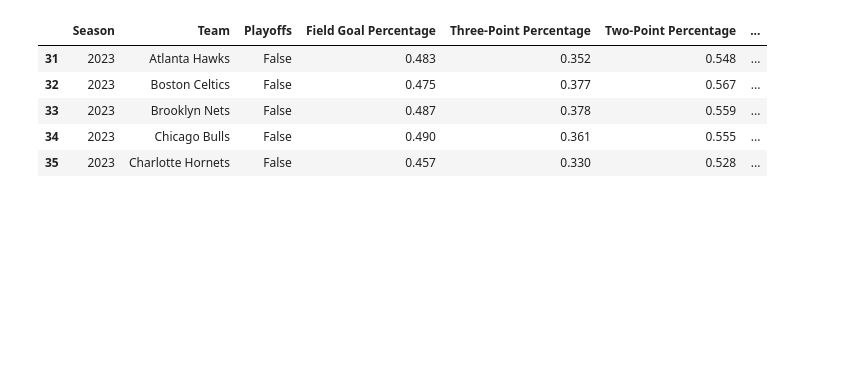
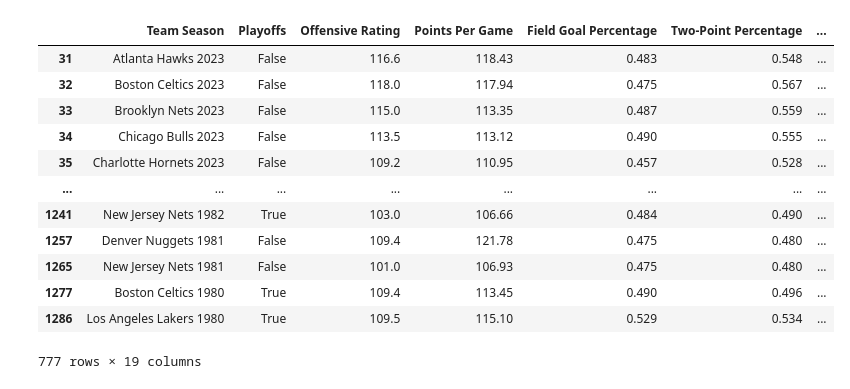
Before and after one commit to virtule/project1-group4, a Jupyter notebook: main.ipynb, the cells around one changed output. Drawn from its saved outputs; the diff is of its cells as text; code cells hidden in the pictures; blank space fills up the shorter version.

```diff
--- a/main.ipynb
+++ b/main.ipynb
@@ -15,12 +31,13 @@ pd.set_option('display.max_columns', 500)
 team_df = team_df.dropna()
 year = 2024
 drop_2024_df = team_df[team_df['season'] != year]
-team_reduced_df = drop_2024_df[["season", "team", "playoffs", "fg_percent", "x3p_percent", "x2p_percent", "ft_percent", "orb", "drb", "trb", "ast", "stl", "blk", "tov", "pts", "w", "l", "srs", "o_rtg", "d_rtg", "n_rtg", "f_tr", "x3p_ar", "e_fg_percent", "tov_percent", "orb_percent"
+team_reduced_df = drop_2024_df[["season", "team", "playoffs", "g", "fg_percent", "x3p_percent", "x2p_percent", "ft_percent", "orb", "drb", "trb", "ast", "stl", "blk", "tov", "pts", "w", "l", "srs", "o_rtg", "d_rtg", "n_rtg", "f_tr", "x3p_ar", "e_fg_percent", "tov_percent", "orb_percent"
 ]]
 columns = {
     "season": "Season",
     "team": "Team",
     "playoffs": "Playoffs",
+    "g": "Games Played",
     "fg_percent": "Field Goal Percentage",
     "x3p_percent": "Three-Point Percentage",
     "x2p_percent": "Two-Point Percentage",
@@ -56,0 +74,36 @@ team_reduced_df.head()
+# %%
+#Adding exta columns for visiualications
+
+#adding Assists per game
+asists_per_game = team_reduced_df["Assists"]/team_reduced_df["Games Played"]
+asists_per_game = asists_per_game.map("{:,.2f}".format)
+team_reduced_df["Assists Per Game"] = asists_per_game
+
+#adding Points per game
+points_per_game = team_reduced_df["Points"]/team_reduced_df["Games Played"]
+points_per_game = points_per_game.map("{:,.2f}".format)
+team_reduced_df["Points Per Game"] = points_per_game
+
+#adding Blocks per game
+blocks_per_game = team_reduced_df["Blocks"]/team_reduced_df["Games Played"]
+blocks_per_game = blocks_per_game.map("{:,.2f}".format)
+team_reduced_df["Blocks Per Game"] = blocks_per_game
+
+#adding Steals per game
+steals_per_game = team_reduced_df["Steals"]/team_reduced_df["Games Played"]
+steals_per_game = steals_per_game.map("{:,.2f}".format)
+team_reduced_df["Steals Per Game"] = steals_per_game
+
+#adding Offensive Rebounds Per Game
+offensive_rebounds_per_game = team_reduced_df["Offensive Rebounds"]/team_reduced_df["Games Played"]
+offensive_rebounds_per_game = offensive_rebounds_per_game.map("{:,.2f}".format)
+team_reduced_df["Offensive Rebounds Per Game"] = offensive_rebounds_per_game
+
+#adding Defensive Rebounds Per Game
+defensive_rebounds_per_game = team_reduced_df["Defensive Rebounds"]/team_reduced_df["Games Played"]
+defensive_rebounds_per_game = defensive_rebounds_per_game.map("{:,.2f}".format)
+team_reduced_df["Defensive Rebounds Per Game"] = defensive_rebounds_per_game
+
+team_reduced_df['Team Season'] = team_reduced_df['Team'] + ' ' + team_reduced_df['Season'].astype(str)
+
+team_reduced_df.head()
@@ -57,11 +117,18 @@ team_reduced_df.head()
 # %%
-##Cleaning Offensive
-offensive_df = team_reduced_df[["Season", "Team", "Playoffs", "Field Goal Percentage", "Three-Point Percentage", "Two-Point Percentage", "Free Throw Percentage", "Offensive Rebounds", "Assists", "Points", "Wins", "Losses", "Offensive Rating", "Free Throw Rate", "Three-Point Attempt Rate", "Effective Field Goal Percentage", "Turnover Percentage", "Offensive Rebound Percentage"]]
-offensive_df.head()
+##Cleaning Offensive DF
+offensive_df = team_reduced_df[["Team Season", "Playoffs", "Offensive Rating", "Points Per Game", "Field Goal Percentage", "Two-Point Percentage", "Three-Point Percentage", "Free Throw Percentage", "Offensive Rebounds Per Game", "Offensive Rebounds", "Offensive Rebound Percentage", "Assists Per Game", "Assists", "Wins", "Losses", "Free Throw Rate", "Three-Point Attempt Rate", "Effective Field Goal Percentage", "Turnover Percentage"]]
+offensive_df
 # %% [output]
-|  | Season | Team | Playoffs | Field Goal Percentage | Three-Point Percentage | Two-Point Percentage | ... |
-| 31 | 2023 | Atlanta Hawks | False | 0.483 | 0.352 | 0.548 | ... |
-| 32 | 2023 | Boston Celtics | False | 0.475 | 0.377 | 0.567 | ... |
-| 33 | 2023 | Brooklyn Nets | False | 0.487 | 0.378 | 0.559 | ... |
-| 34 | 2023 | Chicago Bulls | False | 0.490 | 0.361 | 0.555 | ... |
-| 35 | 2023 | Charlotte Hornets | False | 0.457 | 0.330 | 0.528 | ... |
+|  | Team Season | Playoffs | Offensive Rating | Points Per Game | Field Goal Percentage | Two-Point Percentage | ... |
+| 31 | Atlanta Hawks 2023 | False | 116.6 | 118.43 | 0.483 | 0.548 | ... |
+| 32 | Boston Celtics 2023 | False | 118.0 | 117.94 | 0.475 | 0.567 | ... |
+| 33 | Brooklyn Nets 2023 | False | 115.0 | 113.35 | 0.487 | 0.559 | ... |
+| 34 | Chicago Bulls 2023 | False | 113.5 | 113.12 | 0.490 | 0.555 | ... |
+| 35 | Charlotte Hornets 2023 | False | 109.2 | 110.95 | 0.457 | 0.528 | ... |
+| ... | ... | ... | ... | ... | ... | ... | ... |
+| 1241 | New Jersey Nets 1982 | True | 103.0 | 106.66 | 0.484 | 0.490 | ... |
+| 1257 | Denver Nuggets 1981 | False | 109.4 | 121.78 | 0.475 | 0.480 | ... |
+| 1265 | New Jersey Nets 1981 | False | 101.0 | 106.93 | 0.475 | 0.480 | ... |
+| 1277 | Boston Celtics 1980 | True | 109.4 | 113.45 | 0.490 | 0.496 | ... |
+| 1286 | Los Angeles Lakers 1980 | True | 109.5 | 115.10 | 0.529 | 0.534 | ... |
+777 rows × 19 columns
```
Also changed, not shown: parts of 16 cells of this notebook.
